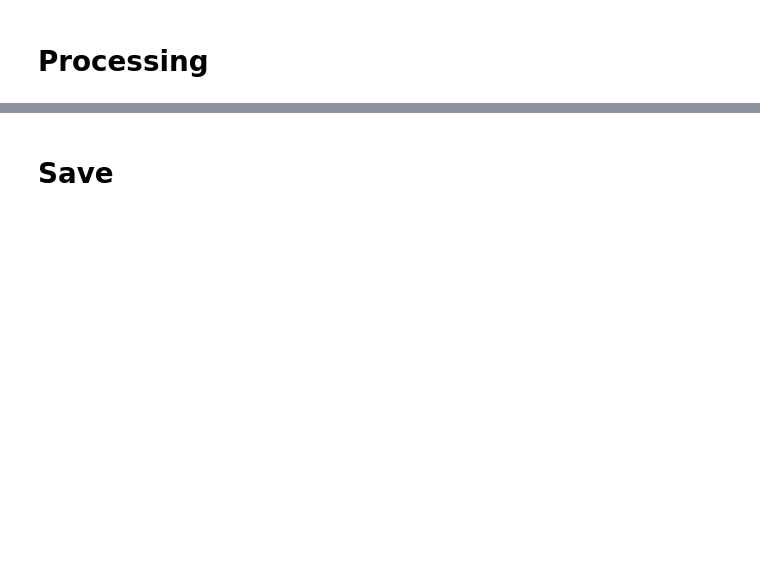
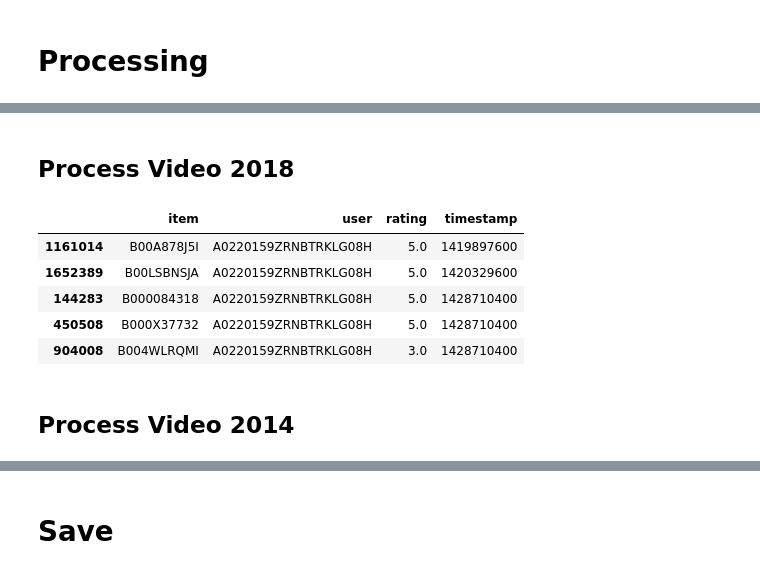
Before and after one commit to VodyTV/sops-sasrec, a Jupyter notebook: notebooks/data_loading.ipynb, the cells around one changed output, grey strips where cells are left out. Cells and saved outputs as stored; diff of their text form; code cells hidden in the pictures; blank space fills up the shorter version.

```diff
--- a/notebooks/data_loading.ipynb
+++ b/notebooks/data_loading.ipynb
@@ -91,7 +93,7 @@ ml1m_df = pd.read_csv(
 # %%
 video_2018_df = pd.read_csv(
     videogames_2018_file_url,
-    names=["user", "item", "rating", "timestamp"]
+    names=["item", "user", "rating", "timestamp"]
 )
 # %% [markdown]
 ## Read Video 2014
@@ -397,0 +256,15 @@ dataset_stats(cored_es_frame)
+# %% [markdown]
+## Process Video 2018
+# %%
+cored_video2018_frame = process_interactions(video_2018_df)
+# %%
+cored_video2018_frame.head()
+# %% [output]
+|  | item | user | rating | timestamp |
+| 1161014 | B00A878J5I | A0220159ZRNBTRKLG08H | 5.0 | 1419897600 |
+| 1652389 | B00LSBNSJA | A0220159ZRNBTRKLG08H | 5.0 | 1420329600 |
+| 144283 | B000084318 | A0220159ZRNBTRKLG08H | 5.0 | 1428710400 |
+| 450508 | B000X37732 | A0220159ZRNBTRKLG08H | 5.0 | 1428710400 |
+| 904008 | B004WLRQMI | A0220159ZRNBTRKLG08H | 3.0 | 1428710400 |
+# %% [markdown]
+## Process Video 2014
```
Also changed, not shown: parts of 61 cells of this notebook, 1 other file.
